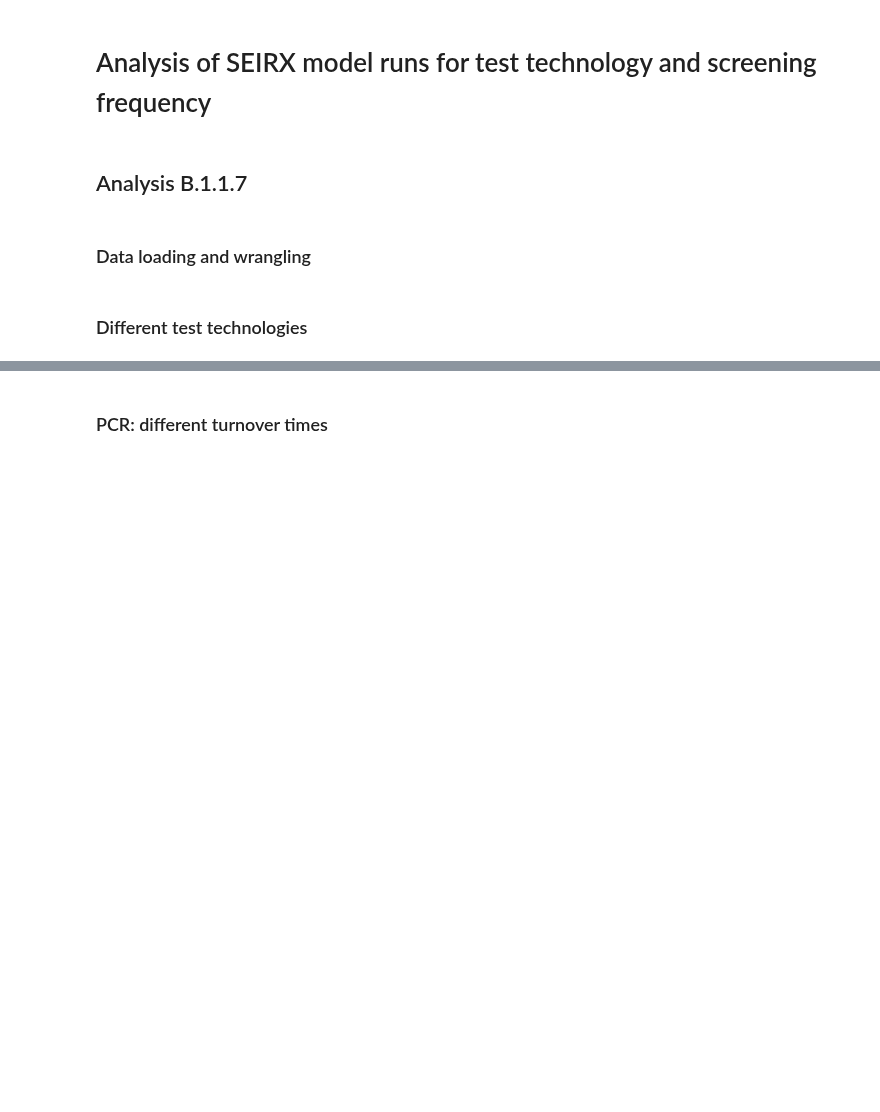
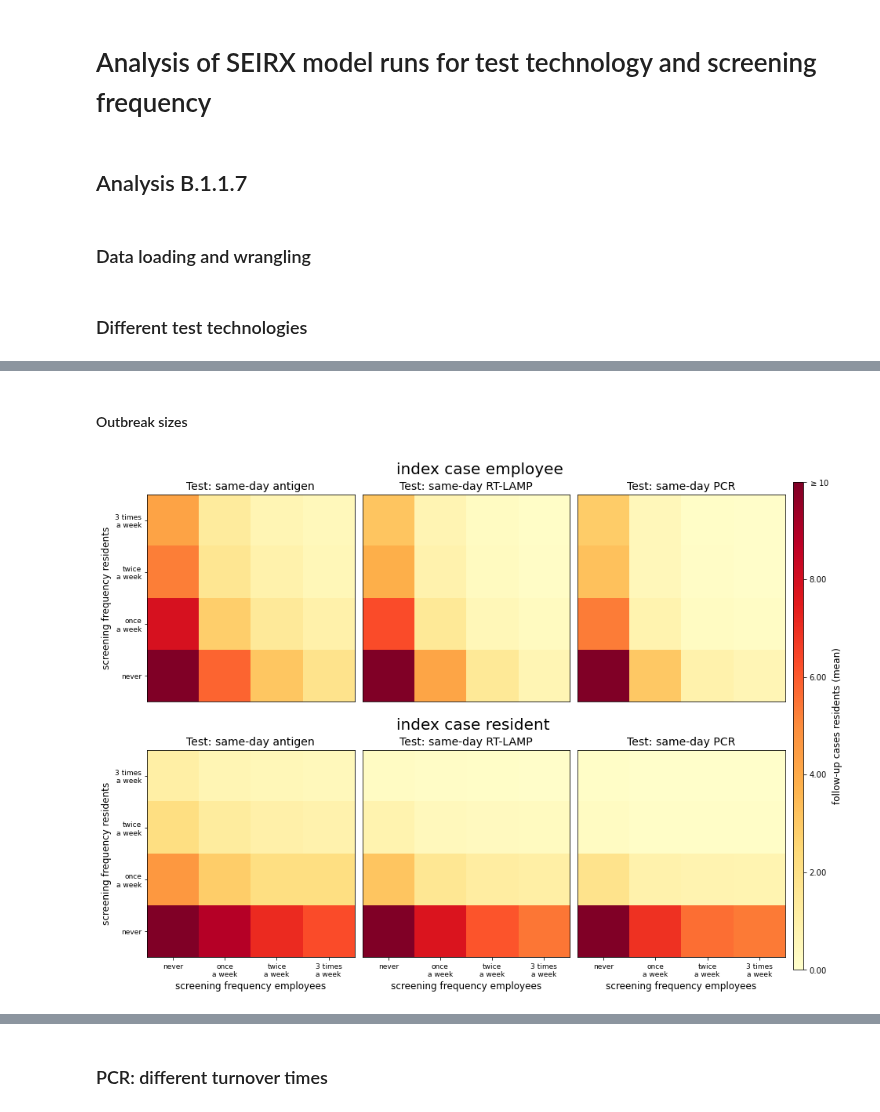
Before and after one commit to JanaLasser/nursing_home_SEIRX, a Jupyter notebook: analysis_testing_strategy.ipynb, the cells around one changed output, grey strips where cells are left out. Drawn from its saved outputs; the diff is of its cells as text; code cells hidden in the pictures; blank space fills up the shorter version.

Commit message:
rerun with new parameter values and reorganisation of plot code into analysis_functions

```diff
--- a/analysis_testing_strategy.ipynb
+++ b/analysis_testing_strategy.ipynb
@@ -31,7 +31,7 @@ if language == 'german':
 ### Data loading and wrangling
 # %%
 res_path = '../data/simulation_results'
-dst_path = '../plots/'
+plt_dst = '../plots/'
 sim_name = 'simulations_testing_strategy'
 N_runs = 5000
 data = pd.read_csv(join(res_path,'{}_UK_variant_{}.csv'.format(sim_name, N_runs)))
@@ -164,0 +70,19 @@ plt.savefig(join(dst_path,
+# %% [markdown]
+#### Outbreak sizes
+# %%
+metric = 'infected_residents_mean'
+sim_name = 'screening_frequency_test_technology'
+variant = '_UK_variant'
+screening_params = screening_intervals
+test_types = ['same_day_antigen', 'same_day_LAMP', 'same_day_PCR']
+cmap = plt.get_cmap('YlOrRd')
+# possible range of median outbreak sizes to fix the dynamic range of the
+# colormaps
+vmin = 0
+vmax = 10
+vstep = 2
+
+af.plot_testing_strategy_heatmaps(data, metric, test_types, sim_name,
+    screening_params, cmap, vmin, vmax, vstep, language, variant, plt_dst)
+# %% [output]
+[figure, added]
```
Also changed, not shown: parts of 159 cells of this notebook, 2 other files.
